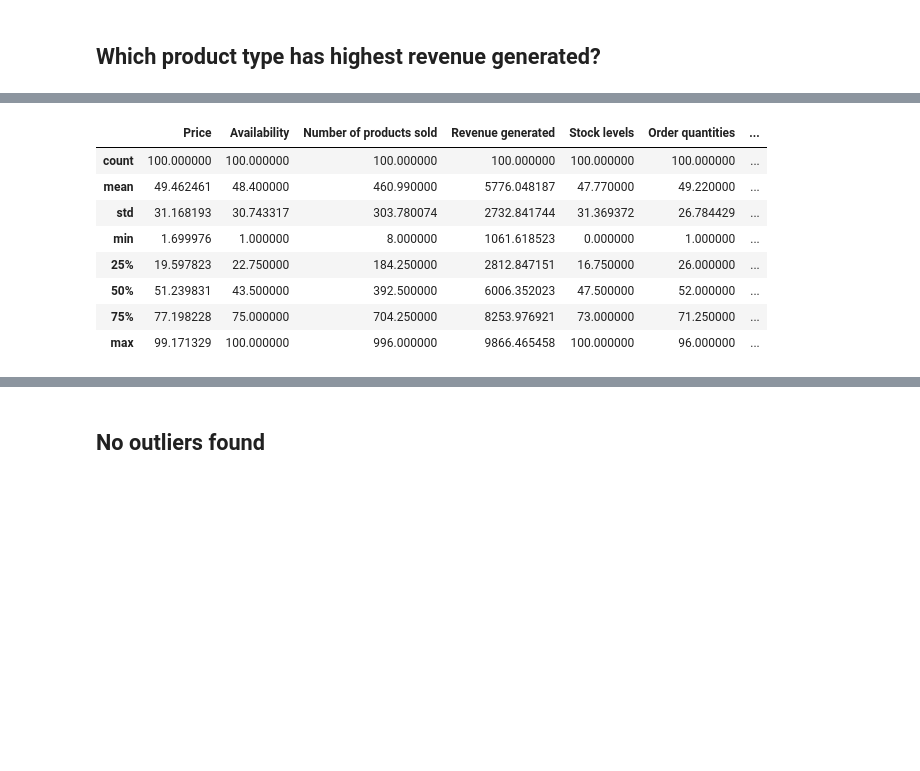
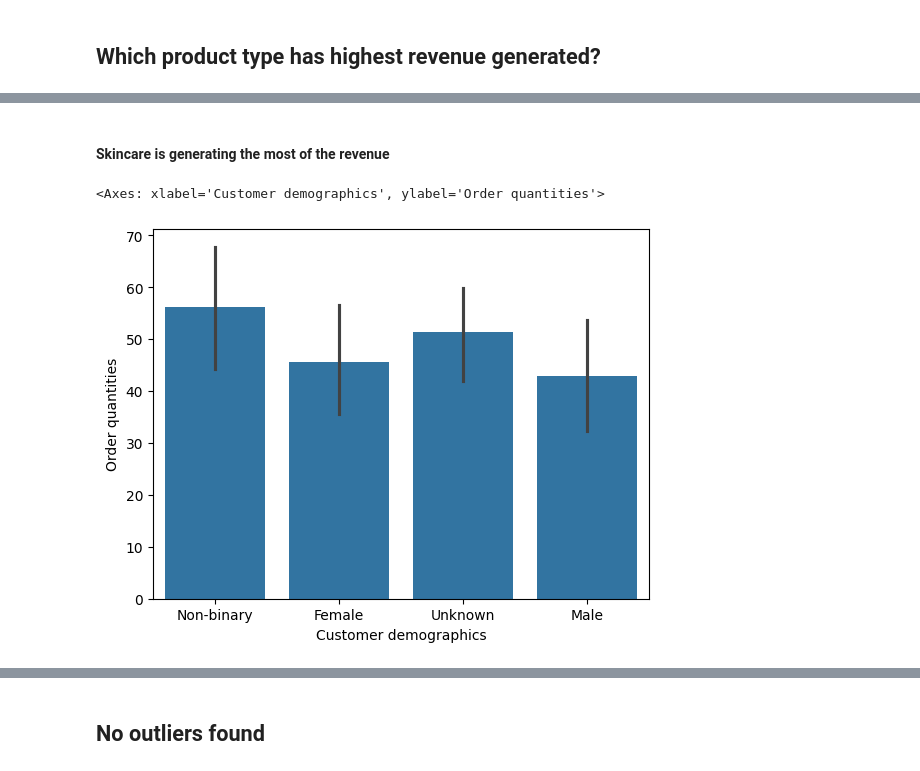
Before and after one commit to SnSaad/supply-chain, a Jupyter notebook: SupplyChain.ipynb, the cells around one changed output, grey strips where cells are left out. Saved outputs shown, nothing was run; the diff lists cells and outputs as text; code cells hidden in the pictures; blank space fills up the shorter version.

```diff
--- a/SupplyChain.ipynb
+++ b/SupplyChain.ipynb
@@ -185,12 +220,0 @@ sns.barplot(x=x,y=y)
-# %%
-demo.describe()
-# %% [output]
-|  | Price | Availability | Number of products sold | Revenue generated | Stock levels | Order quantities | ... |
-| count | 100.000000 | 100.000000 | 100.000000 | 100.000000 | 100.000000 | 100.000000 | ... |
-| mean | 49.462461 | 48.400000 | 460.990000 | 5776.048187 | 47.770000 | 49.220000 | ... |
-| std | 31.168193 | 30.743317 | 303.780074 | 2732.841744 | 31.369372 | 26.784429 | ... |
-| min | 1.699976 | 1.000000 | 8.000000 | 1061.618523 | 0.000000 | 1.000000 | ... |
-| 25% | 19.597823 | 22.750000 | 184.250000 | 2812.847151 | 16.750000 | 26.000000 | ... |
-| 50% | 51.239831 | 43.500000 | 392.500000 | 6006.352023 | 47.500000 | 52.000000 | ... |
-| 75% | 77.198228 | 75.000000 | 704.250000 | 8253.976921 | 73.000000 | 71.250000 | ... |
-| max | 99.171329 | 100.000000 | 996.000000 | 9866.465458 | 100.000000 | 96.000000 | ... |
@@ -201,0 +221,7 @@ for i in demo.columns:
+# %% [markdown]
+#### Skincare is generating the most of the revenue
+# %%
+sns.barplot(x="Customer demographics",y="Order quantities",data=demo)
+# %% [output]
+<Axes: xlabel='Customer demographics', ylabel='Order quantities'>
+[figure, added]
```
Also changed, not shown: parts of 24 cells of this notebook.
